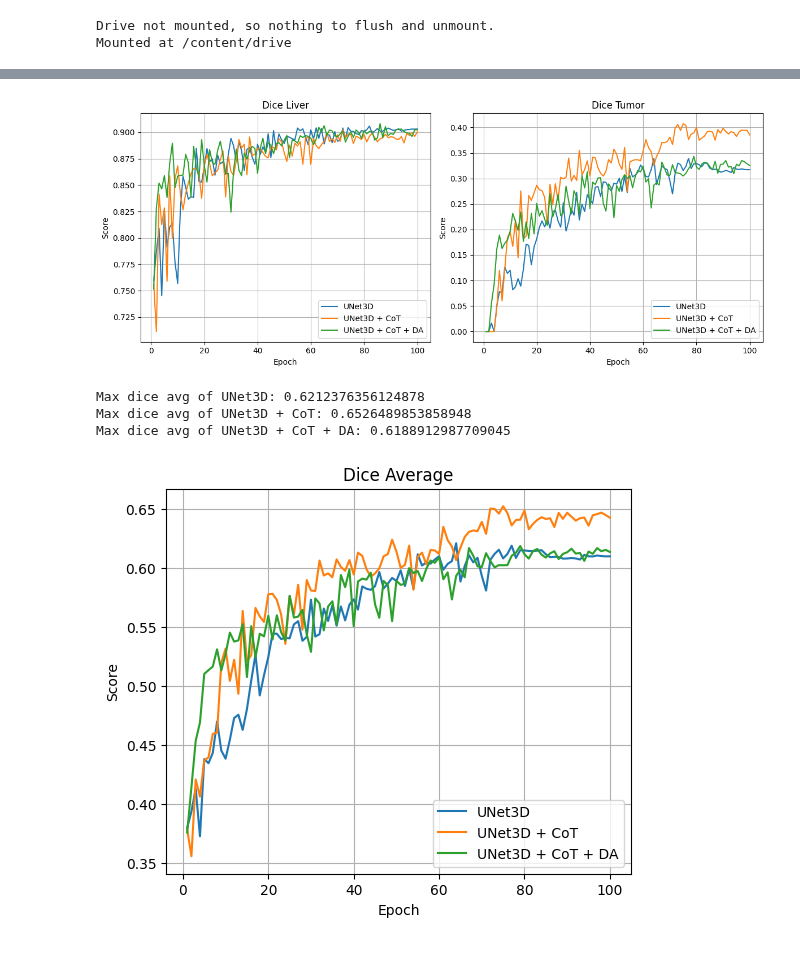
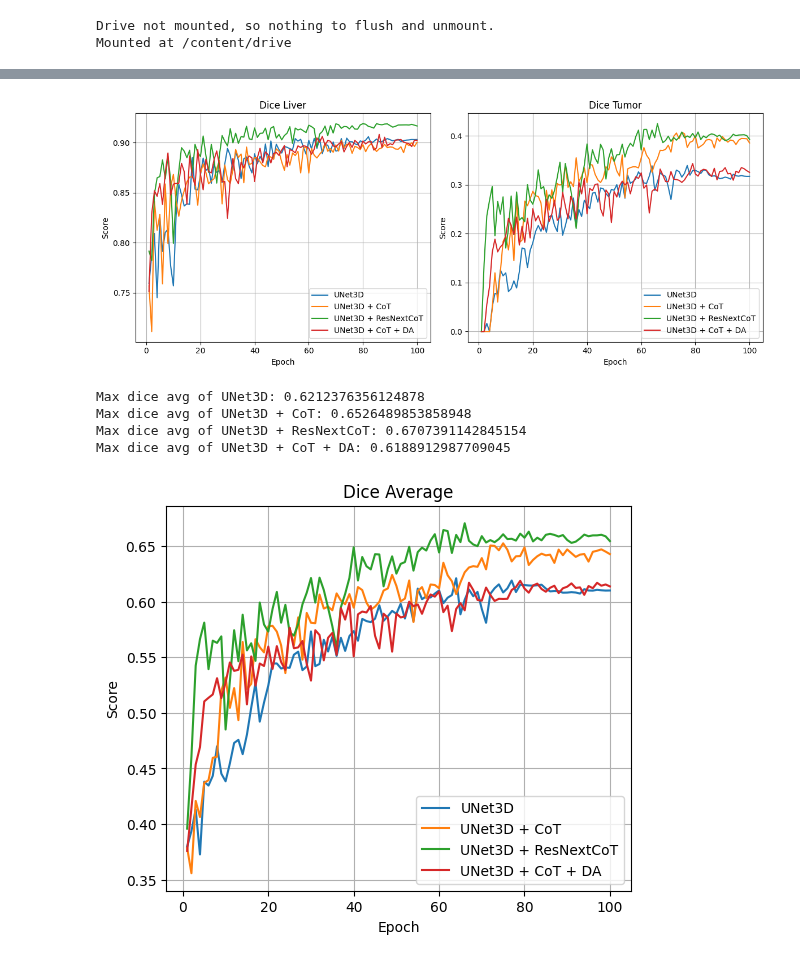
Before and after one commit to quanndm/kltn, a Jupyter notebook: notebooks/from_crash/compare_models_metrics.ipynb, the cells around one changed output, grey strips where cells are left out. Drawn from its saved outputs; the diff is of its cells as text; code cells hidden in the pictures.

Commit message:
update compare_models_metrics from crash

```diff
--- a/notebooks/from_crash/compare_models_metrics.ipynb
+++ b/notebooks/from_crash/compare_models_metrics.ipynb
@@ -23,6 +23,7 @@ print(glob.glob("/content/drive/MyDrive/KLTN/code/result_model_*.json"))
 # %%
 model_unet3d = load_metrics('/content/drive/MyDrive/KLTN/code/result_model_UNet3D.json')
 model_unet3d_cot = load_metrics('/content/drive/MyDrive/KLTN/code/result_model_UNet3DWCoT.json')
+model_unet3d_resnext_cot = load_metrics('/content/drive/MyDrive/KLTN/code/result_model_UNet3DWResNeXtCoT.json')
 model_unet3d_cot_da = load_metrics('/content/drive/MyDrive/KLTN/code/result_model_UNet3DWCoTDA.json')
 # %%
 epochs = list(range(1, len(model_unet3d['dice_liver']) + 1))
@@ -32,6 +33,7 @@ plt.figure(figsize=(12, 5))
 plt.subplot(1, 2, 1)
 plt.plot(epochs, model_unet3d['dice_liver'], label='UNet3D')
 plt.plot(epochs, model_unet3d_cot['dice_liver'], label='UNet3D + CoT')
+plt.plot(epochs, model_unet3d_resnext_cot['dice_liver'], label='UNet3D + ResNextCoT')
 plt.plot(epochs, model_unet3d_cot_da['dice_liver'], label='UNet3D + CoT + DA')
 plt.title('Dice Liver')
 plt.xlabel('Epoch')
@@ -43,6 +45,7 @@ plt.grid(True)
 plt.subplot(1, 2, 2)
 plt.plot(epochs, model_unet3d['dice_tumor'], label='UNet3D')
 plt.plot(epochs, model_unet3d_cot['dice_tumor'], label='UNet3D + CoT')
+plt.plot(epochs, model_unet3d_resnext_cot['dice_tumor'], label='UNet3D + ResNextCoT')
 plt.plot(epochs, model_unet3d_cot_da['dice_tumor'], label='UNet3D + CoT + DA')
 plt.title('Dice Tumor')
 plt.xlabel('Epoch')
@@ -53,28 +56,31 @@ plt.grid(True)
 plt.tight_layout()
 plt.show()
 # %% [output]
-[figure, old version]
+[figure, new version]
 # %%
 print(f"Max dice avg of UNet3D: {max(model_unet3d['dice_avg'])}")
 print(f"Max dice avg of UNet3D + CoT: {max(model_unet3d_cot['dice_avg'])}")
+print(f"Max dice avg of UNet3D + ResNextCoT: {max(model_unet3d_resnext_cot['dice_avg'])}")
 print(f"Max dice avg of UNet3D + CoT + DA: {max(model_unet3d_cot_da['dice_avg'])}")
 
 
 plt.figure(figsize=(6, 5))
 plt.plot(epochs, model_unet3d['dice_avg'], label='UNet3D')
 plt.plot(epochs, model_unet3d_cot['dice_avg'], label='UNet3D + CoT')
+plt.plot(epochs, model_unet3d_resnext_cot['dice_avg'], label='UNet3D + ResNextCoT')
 plt.plot(epochs, model_unet3d_cot_da['dice_avg'], label='UNet3D + CoT + DA')
 plt.title('Dice Average')
 plt.xlabel('Epoch')
 plt.ylabel('Score')
 plt.legend()
 plt.grid(True)
 plt.show()
 # %% [output]
 Max dice avg of UNet3D: 0.6212376356124878
 Max dice avg of UNet3D + CoT: 0.6526489853858948
+Max dice avg of UNet3D + ResNextCoT: 0.6707391142845154
 Max dice avg of UNet3D + CoT + DA: 0.6188912987709045
-[figure, old version]
+[figure, new version]
 # %%
 plt.figure(figsize=(6, 5))
 plt.plot(epochs, model_unet3d['loss'], label='UNet3D')
```
Also changed, not shown: parts of 6 cells of this notebook.
